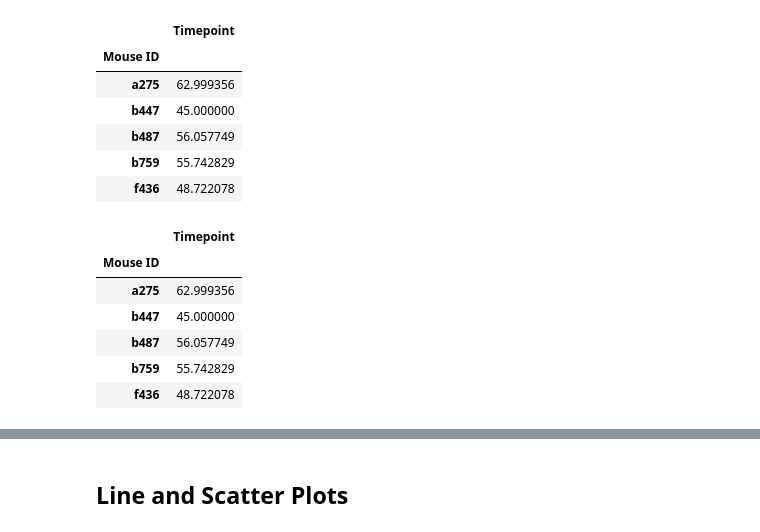
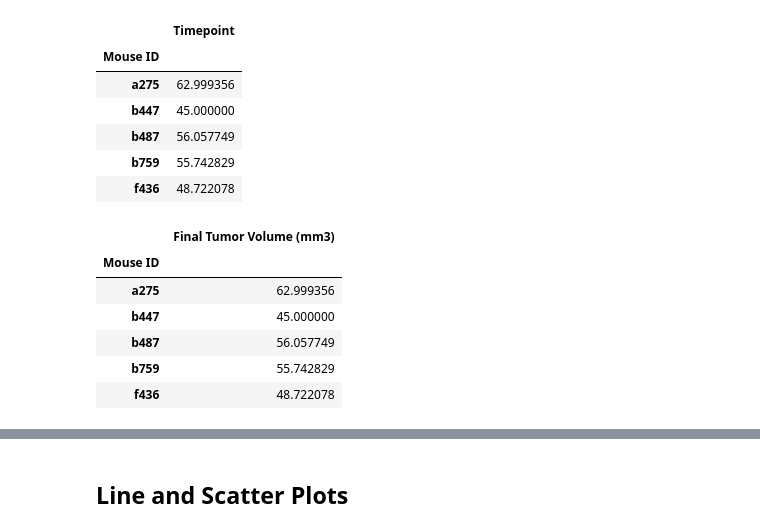
Before and after one commit to uzmabb182/Matplotlib-Assignment, a Jupyter notebook: pymaceuticals_starter_homework.ipynb, the cells around one changed output, grey strips where cells are left out. Saved outputs shown, nothing was run; the diff lists cells and outputs as text; code cells hidden in the pictures.

```diff
--- a/pymaceuticals_starter_homework.ipynb
+++ b/pymaceuticals_starter_homework.ipynb
@@ -843,10 +844,10 @@ df4.head()
 | f436 | 48.722078 |
 # %%
 # rename columns
-df4.columns = ['Timepoint']
+df4.columns = ['Final Tumor Volume (mm3)']
 df4.head()
 # %% [output]
-|  | Timepoint |
+|  | Final Tumor Volume (mm3) |
 | Mouse ID |  |
 | a275 | 62.999356 |
 | b447 | 45.000000 |
```
Also changed, not shown: parts of 12 cells of this notebook.
